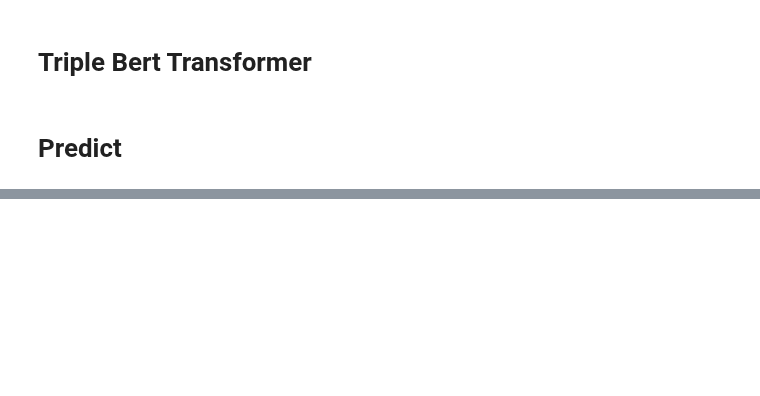
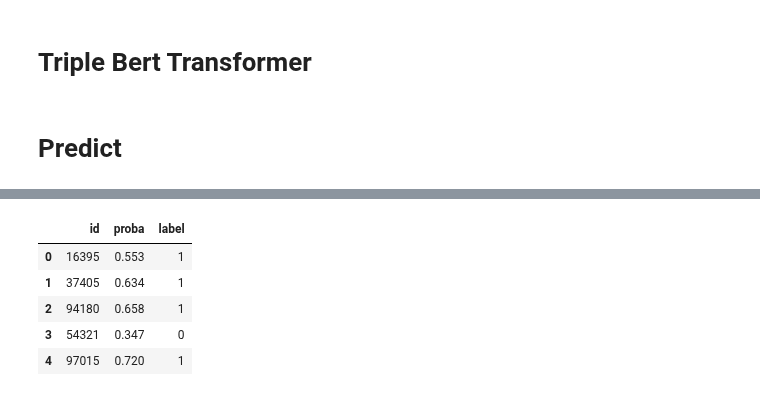
Before and after one commit to faizanahemad/facebook-hateful-memes, a Jupyter notebook: notebooks/VIsualBert.ipynb, the cells around one changed output, grey strips where cells are left out. Cells and saved outputs as stored; diff of their text form; code cells hidden in the pictures; blank space fills up the shorter version.

Commit message:
High Scoring Submission

```diff
--- a/notebooks/VIsualBert.ipynb
+++ b/notebooks/VIsualBert.ipynb
@@ -321,0 +490,9 @@ submission.sample(3)
+# %%
+submission.head()
+# %% [output]
+|  | id | proba | label |
+| 0 | 16395 | 0.553 | 1 |
+| 1 | 37405 | 0.634 | 1 |
+| 2 | 94180 | 0.658 | 1 |
+| 3 | 54321 | 0.347 | 0 |
+| 4 | 97015 | 0.720 | 1 |
```
Also changed, not shown: parts of 9 cells of this notebook.
